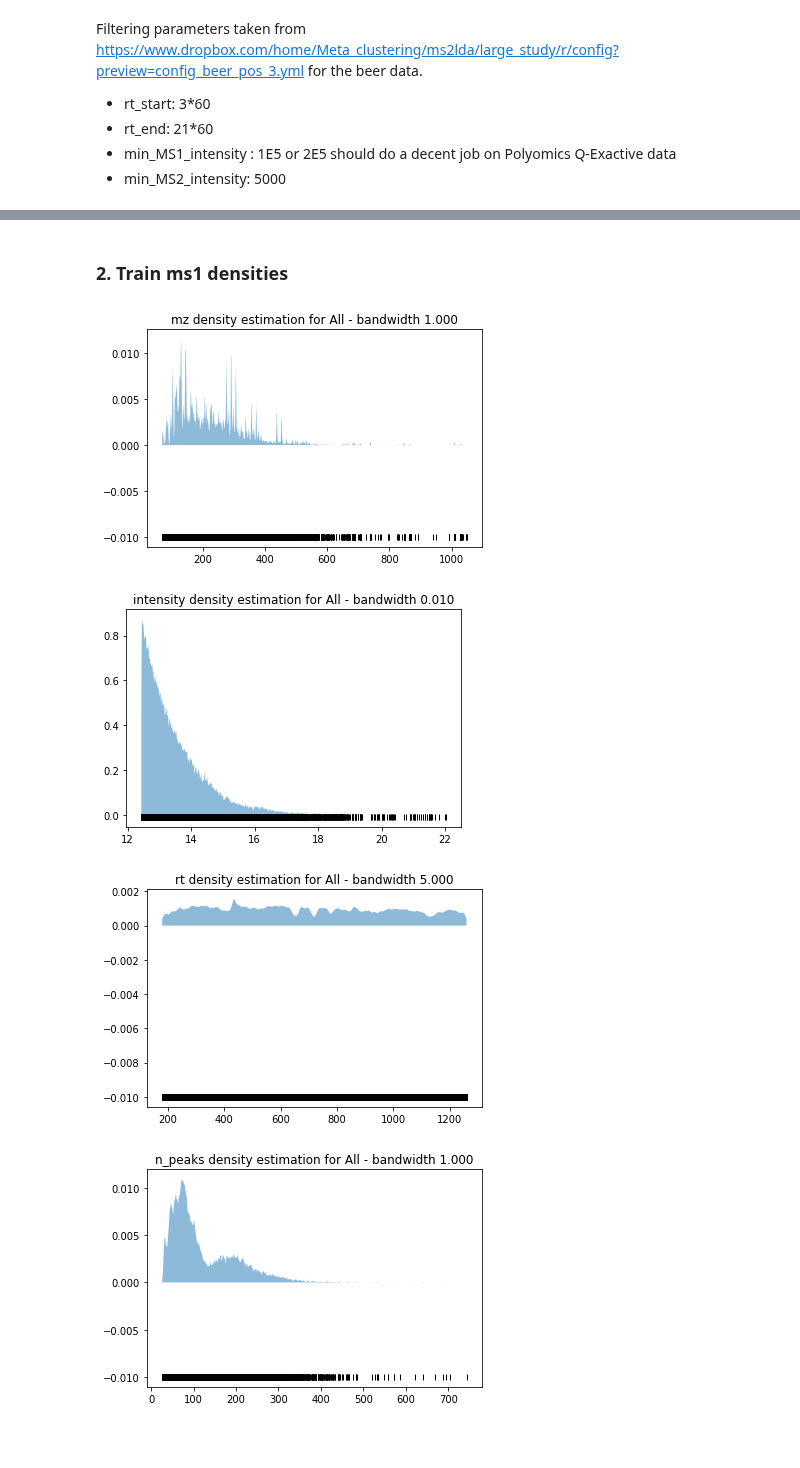
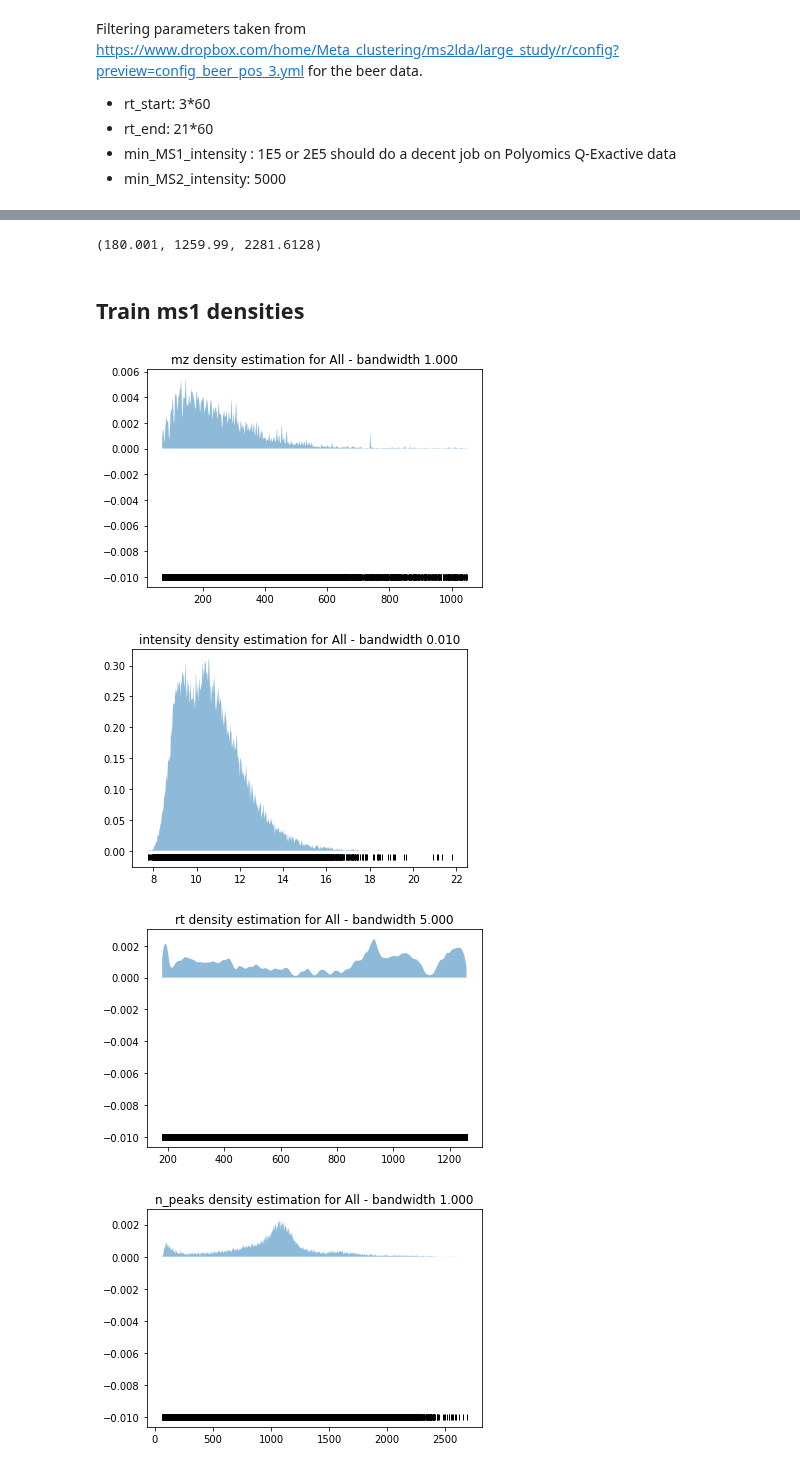
Before and after one commit to sdrogers/clms, a Jupyter notebook: Simulator/notebooks/loader_kde.ipynb, the cells around one changed output, grey strips where cells are left out. Cells and saved outputs as stored; diff of their text form; code cells hidden in the pictures; blank space fills up the shorter version.

```diff
--- a/Simulator/notebooks/loader_kde.ipynb
+++ b/Simulator/notebooks/loader_kde.ipynb
@@ -24,7 +114,9 @@ Filtering parameters taken from https://www.dropbox.com/home/Meta_clustering/ms2
 - min_MS1_intensity : 1E5 or 2E5 should do a decent job on Polyomics Q-Exactive data
 - min_MS2_intensity: 5000
 # %%
-min_ms1_intensity = 2.5E5
-min_ms2_intensity = 5000
+# min_ms1_intensity = 2.5E5
+# min_ms2_intensity = 5000
+min_ms1_intensity = 0
+min_ms2_intensity = 0
 min_rt = 3*60
 max_rt = 21*60
@@ -35,4 +123,2 @@ ds = DataSource()
 # %%
 mzml_path = 'C:\\Users\\joewa\\University of Glasgow\\Vinny Davies - CLDS Metabolomics Project\\Data\\multibeers_urine_data\\beers\\fragmentation'
-mzml_path = 'C:\\Users\\Vinny\\OneDrive - University of Glasgow\\CLDS Metabolomics Project\\Data\\multibeers_urine_data\\beers\\fragmentation'
-ds.load_data(mzml_path)
@@ -69,12 +124,0 @@ max_data = 50000
-# %%
-data_types = [MZ, INTENSITY, RT, N_PEAKS, SCAN_DURATION]
-filename = None
-ms_level = 1
-
-for data_type in data_types:
-    X = ds.get_data(data_type, filename, ms_level, min_intensity=min_ms1_intensity, min_rt=min_rt, max_rt=max_rt,
-                    max_data=max_data)
-    if data_type == INTENSITY:
-        ds.plot_histogram(np.log(X), data_type)
-    else:
-        ds.plot_histogram(X, data_type)
@@ -106,0 +125,2 @@ np.median(X)
+# %%
+data_fragmentation, ds_fragmentation = get_data_source(mzml_path, max_data, filename, ms_level, min_rt=min_rt, max_rt=max_rt)
@@ -107,18 +195,22 @@ np.median(X)
+# %%
+np.min(data_fragmentation[RT]), np.max(data_fragmentation[RT]), np.exp(np.min(data_fragmentation[INTENSITY]))
+# %% [output]
+(180.001, 1259.99, 2281.6128)
 # %% [markdown]
-### 2. Train ms1 densities
+## Train ms1 densities
 # %%
 filename = None
 ms_level = 1
 # %%
 densities = DensityEstimator(min_ms1_intensity, min_ms2_intensity, min_rt, max_rt, plot=True)
 # %%
-densities.kde(ds, filename, ms_level, bandwidth_mz=1.0, bandwidth_intensity=0.01,
+densities.kde(ds_fragmentation, filename, ms_level, bandwidth_mz=1.0, bandwidth_intensity=0.01,
               bandwidth_rt=5.0, bandwidth_n_peaks=1.0, bandwidth_scan_durations=0.01, max_data=max_data)
 # %% [output]
-[figure, old version]
+[figure, new version]
-[figure, old version]
+[figure, new version]
-[figure, old version]
+[figure, new version]
-[figure, old version]
+[figure, new version]
 [figure]
 # %%
 densities.sample(ms_level, 10)
```
Also changed, not shown: parts of 79 cells of this notebook, 2 other files.
